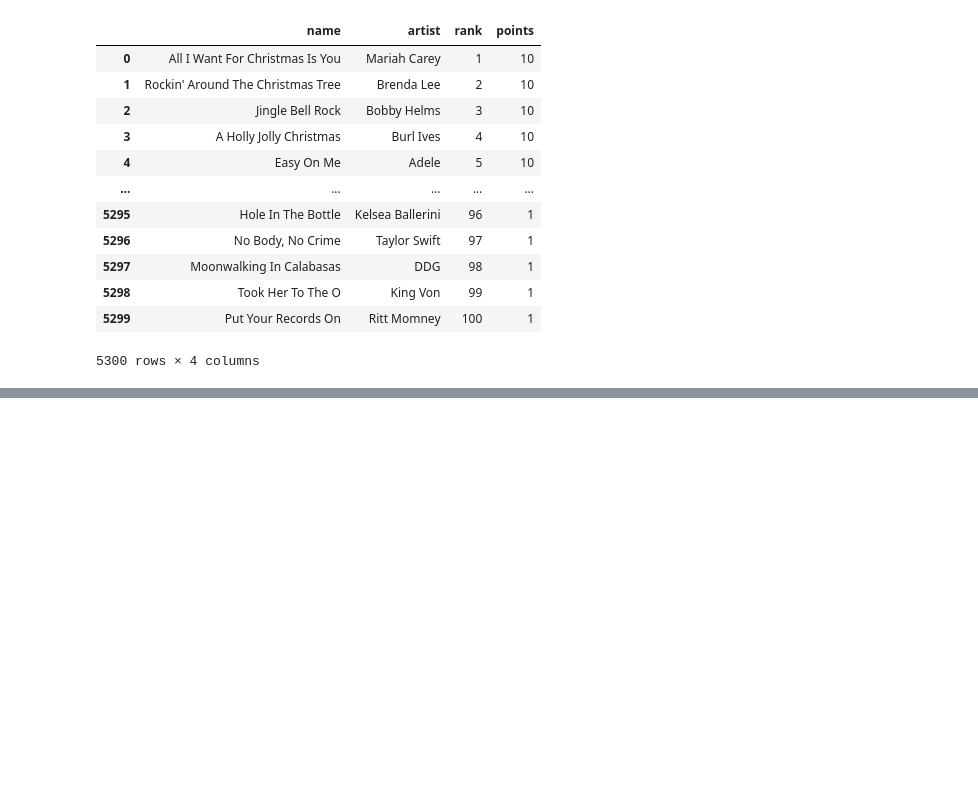
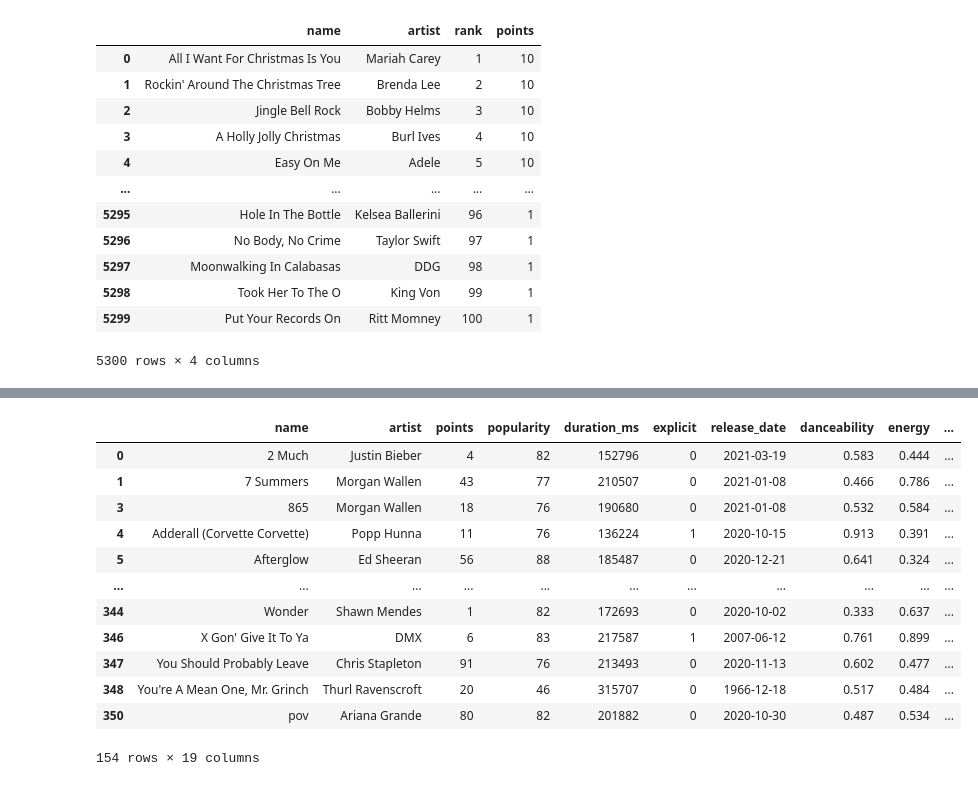
Before and after one commit to xRiku/gp-ufes, a Jupyter notebook: billboard_x_spotify.ipynb, the cells around one changed output, grey strips where cells are left out. Cells and saved outputs as stored; diff of their text form; code cells hidden in the pictures; blank space fills up the shorter version.

Commit message:
Both datasets are now partially merged

```diff
--- a/billboard_x_spotify.ipynb
+++ b/billboard_x_spotify.ipynb
@@ -219,0 +204,3 @@ entries.groupby(['name', 'artist'], as_index=False)['points'].agg('sum').sort_va
+# %%
+entries = entries.groupby(['name', 'artist'], as_index=False)['points'].agg('sum')
+entries
@@ -227,0 +277,17 @@ df
+# %%
+merged_df = entries.merge(df, how='inner', on=['name', 'artist'])
+merged_df.drop(columns=['id', 'artists', 'id_artists']).drop_duplicates(['name', 'artist'])
+# %% [output]
+|  | name | artist | points | popularity | duration_ms | explicit | release_date | danceability | energy | ... |
+| 0 | 2 Much | Justin Bieber | 4 | 82 | 152796 | 0 | 2021-03-19 | 0.583 | 0.444 | ... |
+| 1 | 7 Summers | Morgan Wallen | 43 | 77 | 210507 | 0 | 2021-01-08 | 0.466 | 0.786 | ... |
+| 3 | 865 | Morgan Wallen | 18 | 76 | 190680 | 0 | 2021-01-08 | 0.532 | 0.584 | ... |
+| 4 | Adderall (Corvette Corvette) | Popp Hunna | 11 | 76 | 136224 | 1 | 2020-10-15 | 0.913 | 0.391 | ... |
+| 5 | Afterglow | Ed Sheeran | 56 | 88 | 185487 | 0 | 2020-12-21 | 0.641 | 0.324 | ... |
+| ... | ... | ... | ... | ... | ... | ... | ... | ... | ... | ... |
+| 344 | Wonder | Shawn Mendes | 1 | 82 | 172693 | 0 | 2020-10-02 | 0.333 | 0.637 | ... |
+| 346 | X Gon' Give It To Ya | DMX | 6 | 83 | 217587 | 1 | 2007-06-12 | 0.761 | 0.899 | ... |
+| 347 | You Should Probably Leave | Chris Stapleton | 91 | 76 | 213493 | 0 | 2020-11-13 | 0.602 | 0.477 | ... |
+| 348 | You're A Mean One, Mr. Grinch | Thurl Ravenscroft | 20 | 46 | 315707 | 0 | 1966-12-18 | 0.517 | 0.484 | ... |
+| 350 | pov | Ariana Grande | 80 | 82 | 201882 | 0 | 2020-10-30 | 0.487 | 0.534 | ... |
+154 rows × 19 columns
```
Also changed, not shown: parts of 8 cells of this notebook.
